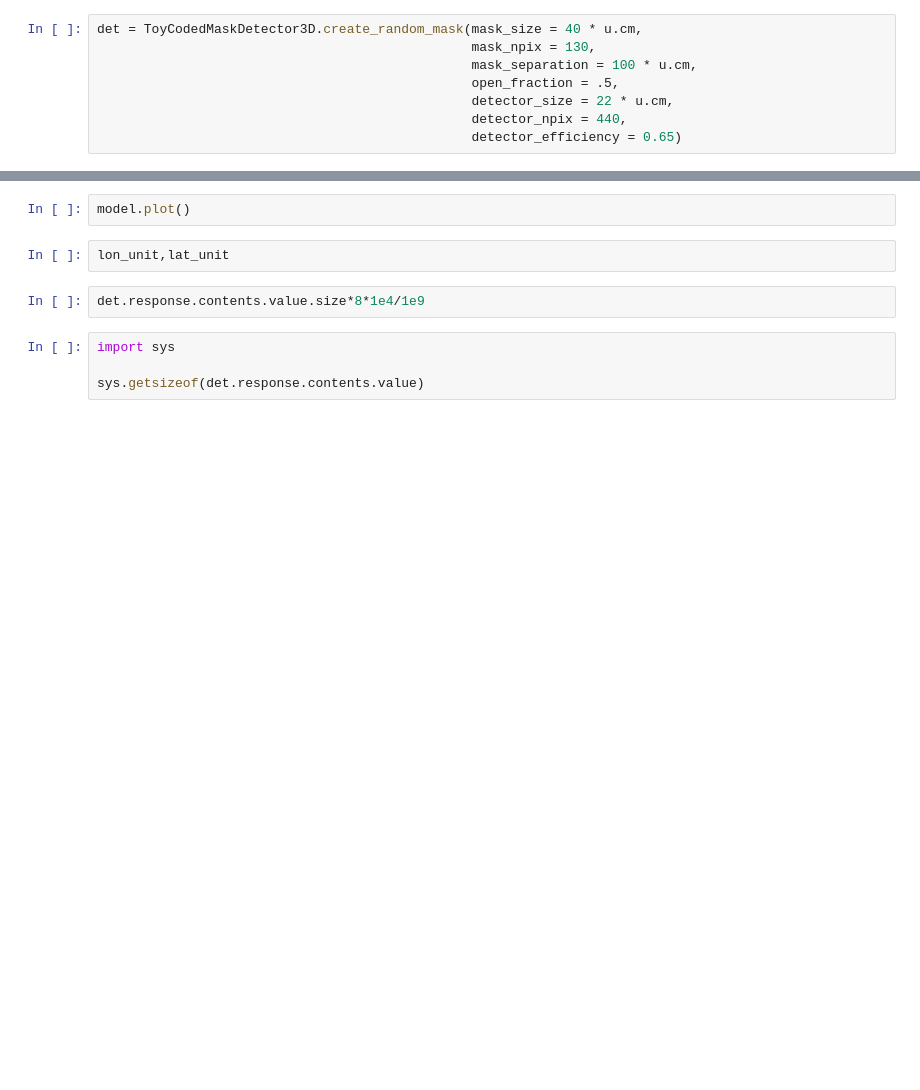
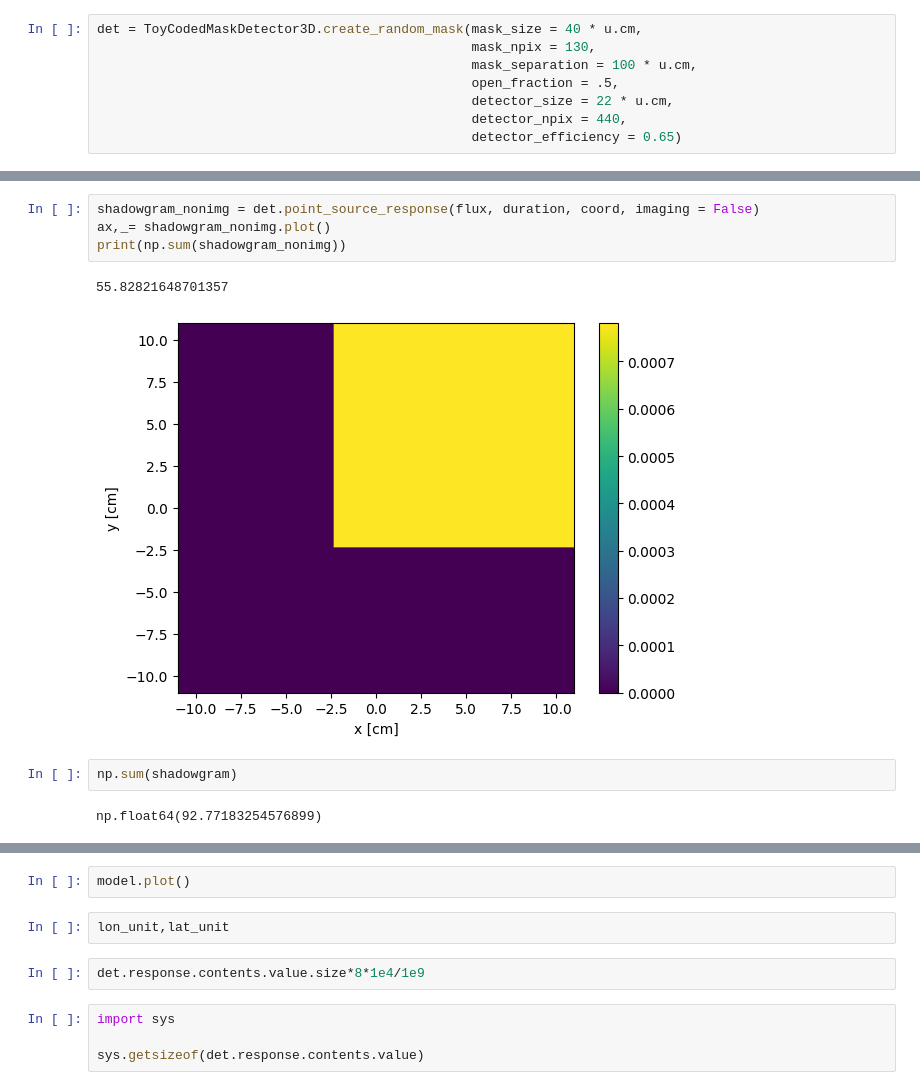
Before and after one commit to israelmcmc-ai/gammaraytoys, a Jupyter notebook: docs/examples/toy_cmd_3d.ipynb, the cells around one changed output, grey strips where cells are left out. Cells and saved outputs as stored; diff of their text form; blank space fills up the shorter version.

```diff
--- a/docs/examples/toy_cmd_3d.ipynb
+++ b/docs/examples/toy_cmd_3d.ipynb
@@ -23,0 +39,11 @@ det = ToyCodedMaskDetector3D.create_random_mask(mask_size = 40 * u.cm,
+# %%
+shadowgram_nonimg = det.point_source_response(flux, duration, coord, imaging = False)
+ax,_= shadowgram_nonimg.plot()
+print(np.sum(shadowgram_nonimg))
+# %% [output]
+55.82821648701357
+[figure, added]
+# %%
+np.sum(shadowgram)
+# %% [output]
+np.float64(92.77183254576899)
```
Also changed, not shown: parts of 35 cells of this notebook, 3 other files.
